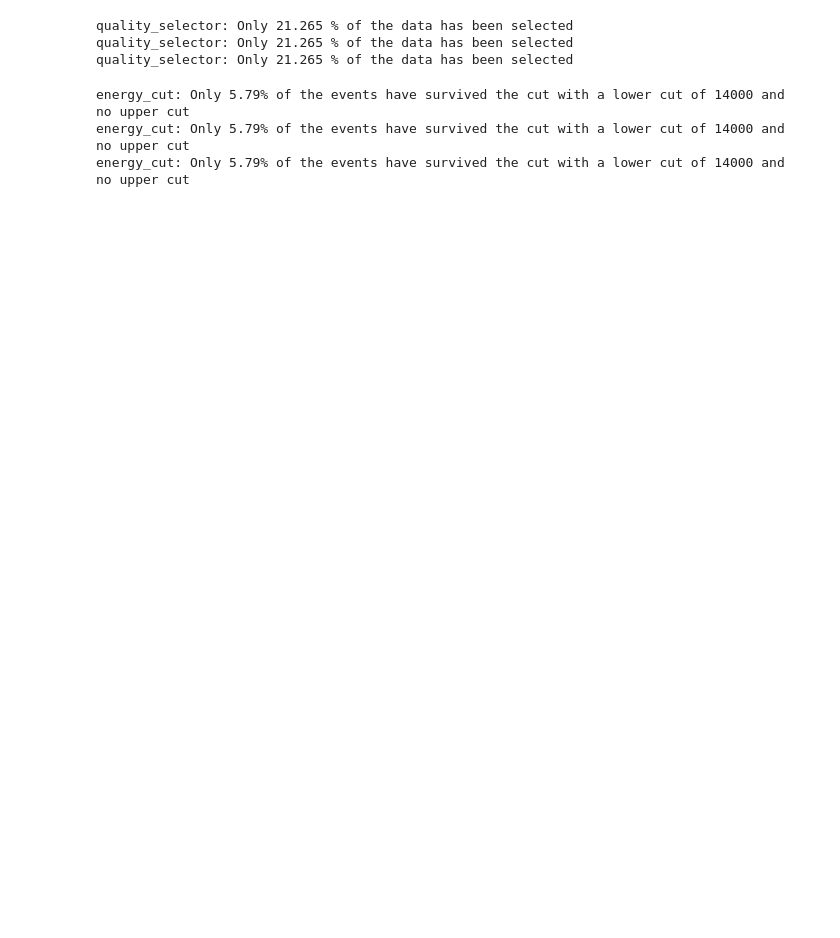
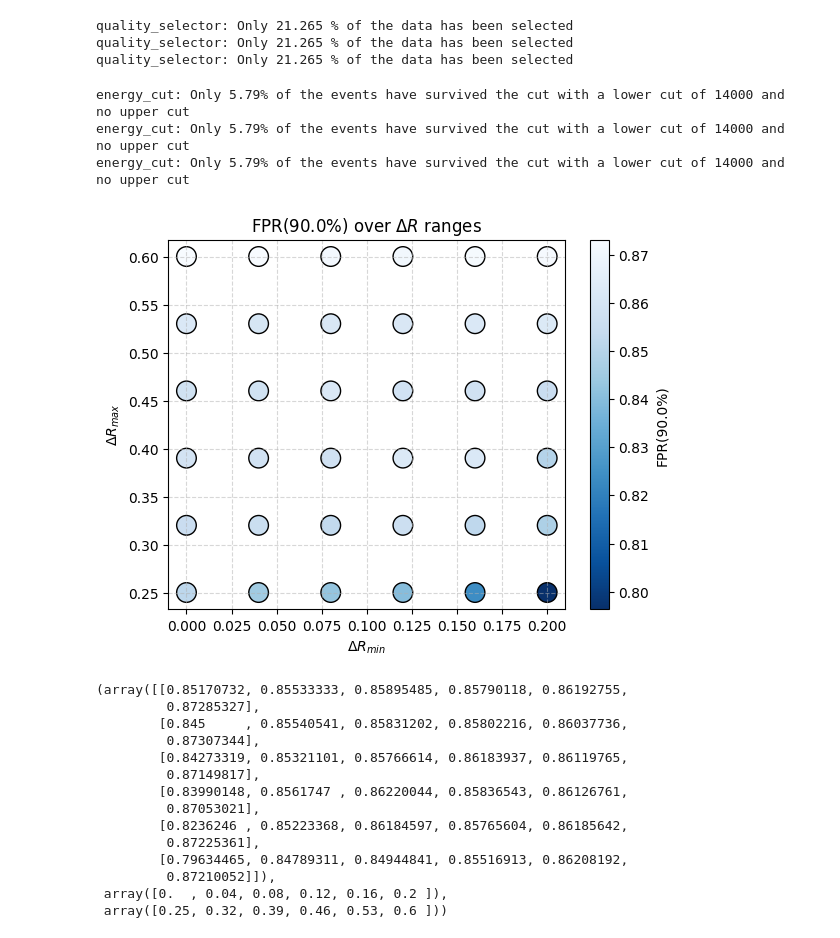
Before and after one commit to Ruba18-Code/BSc-Thesis-LVL1-trigger-for-isolated-muons-at-ATLAS, a Jupyter notebook: test.ipynb, the cells around one changed output. Cells and saved outputs as stored; diff of their text form; code cells hidden in the pictures; blank space fills up the shorter version.

```diff
--- a/test.ipynb
+++ b/test.ipynb
@@ -8,7 +8,7 @@ MuonTree_Zmumu=file["MuonTree_Zmumu;1"]
 
 #Select range of events
 nmin=0
-nmax=2000
+nmax=5000
 
 #Select quality 0 Z->mumu
 Zmumu_pt=quality_selector(MuonTree_Zmumu["muon_quality"].array(),MuonTree_Zmumu["muon_pt"].array(),0)[nmin:nmax]
@@ -95,0 +32,18 @@ def ROC_FPR_efficiencies(MuonTree_Zmumu, MuonTree_ZeroBias, Zmumu_pt, Zmumu_eta,
+# %%
+ROC_FPR_2D_plot(MuonTree_Zmumu, MuonTree_ZeroBias, Zmumu_pt, Zmumu_eta, Zmumu_phi, ZeroBias_pt, ZeroBias_eta, ZeroBias_phi, steps=6, dr_max_range=[0.25,0.6], dr_min_range=[0,0.2])
+# %% [output]
+[figure, added]
+(array([[0.85170732, 0.85533333, 0.85895485, 0.85790118, 0.86192755,
+         0.87285327],
+        [0.845     , 0.85540541, 0.85831202, 0.85802216, 0.86037736,
+         0.87307344],
+        [0.84273319, 0.85321101, 0.85766614, 0.86183937, 0.86119765,
+         0.87149817],
+        [0.83990148, 0.8561747 , 0.86220044, 0.85836543, 0.86126761,
+         0.87053021],
+        [0.8236246 , 0.85223368, 0.86184597, 0.85765604, 0.86185642,
+         0.87225361],
+        [0.79634465, 0.84789311, 0.84944841, 0.85516913, 0.86208192,
+         0.87210052]]),
+ array([0.  , 0.04, 0.08, 0.12, 0.16, 0.2 ]),
+ array([0.25, 0.32, 0.39, 0.46, 0.53, 0.6 ]))
```
Also changed, not shown: parts of 6 cells of this notebook, 2 other files.
